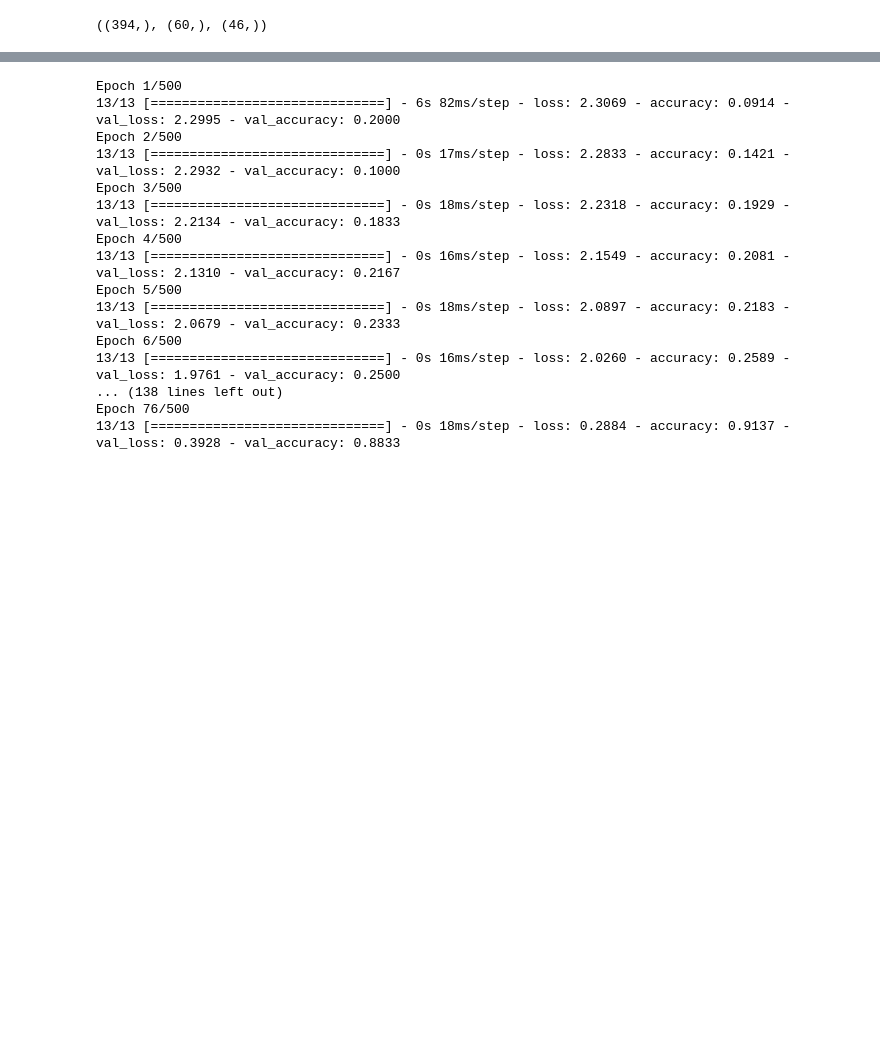
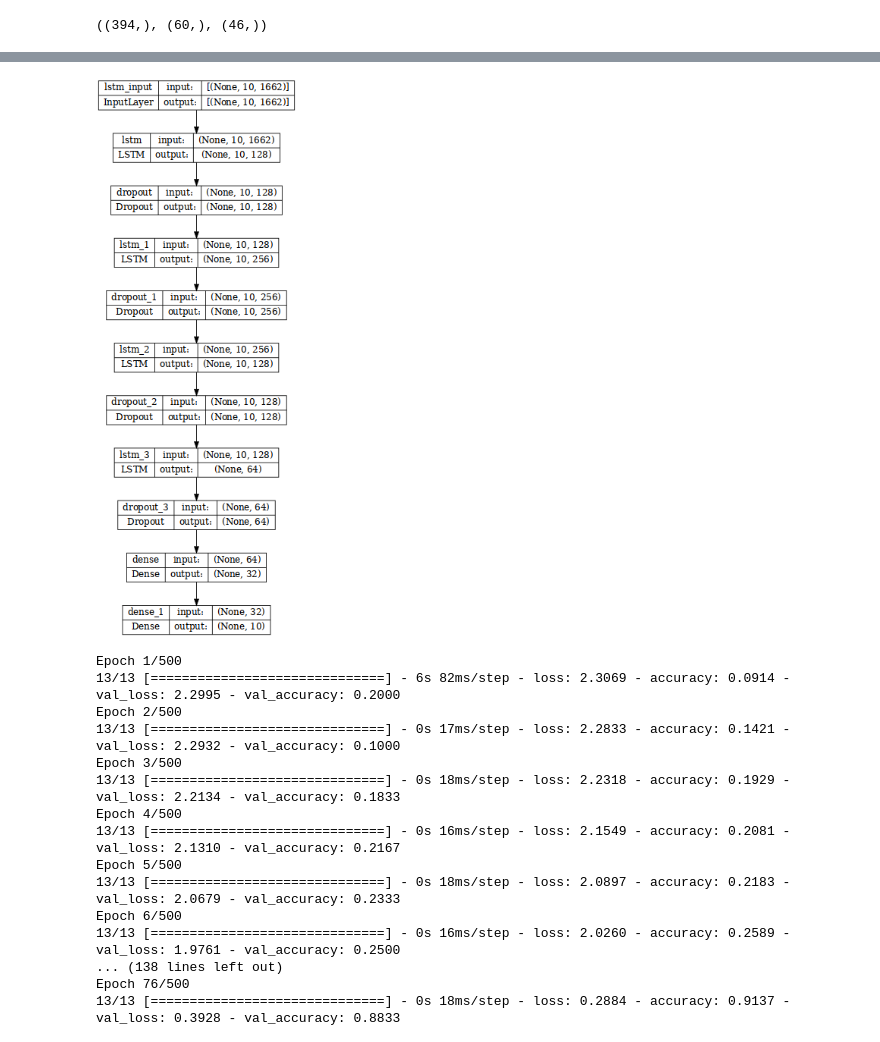
Before and after one commit to Javimh18/TFM_DSBD, a Jupyter notebook: src/mediapipe/model_train.ipynb, the cells around one changed output, grey strips where cells are left out. Saved outputs shown, nothing was run; the diff lists cells and outputs as text; code cells hidden in the pictures; blank space fills up the shorter version.

```diff
--- a/src/mediapipe/model_train.ipynb
+++ b/src/mediapipe/model_train.ipynb
@@ -94,6 +94,10 @@ Total params: 1,560,170
 Trainable params: 1,560,170
 Non-trainable params: 0
 _________________________________________________________________
+# %%
+keras.utils.plot_model(model, expand_nested=True, dpi=60, show_shapes=True)
+# %% [output]
+[figure, added]
 # %%
 model.compile(
     optimizer=keras.optimizers.Adam(learning_rate=0.0001),
```
Also changed, not shown: parts of 2 cells of this notebook, 5 other files.
